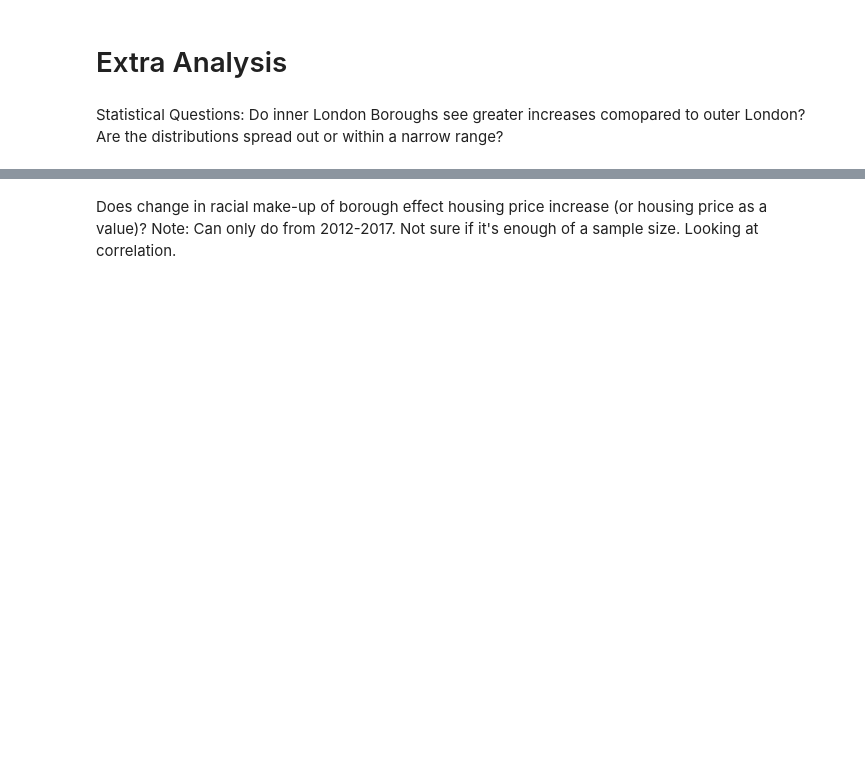
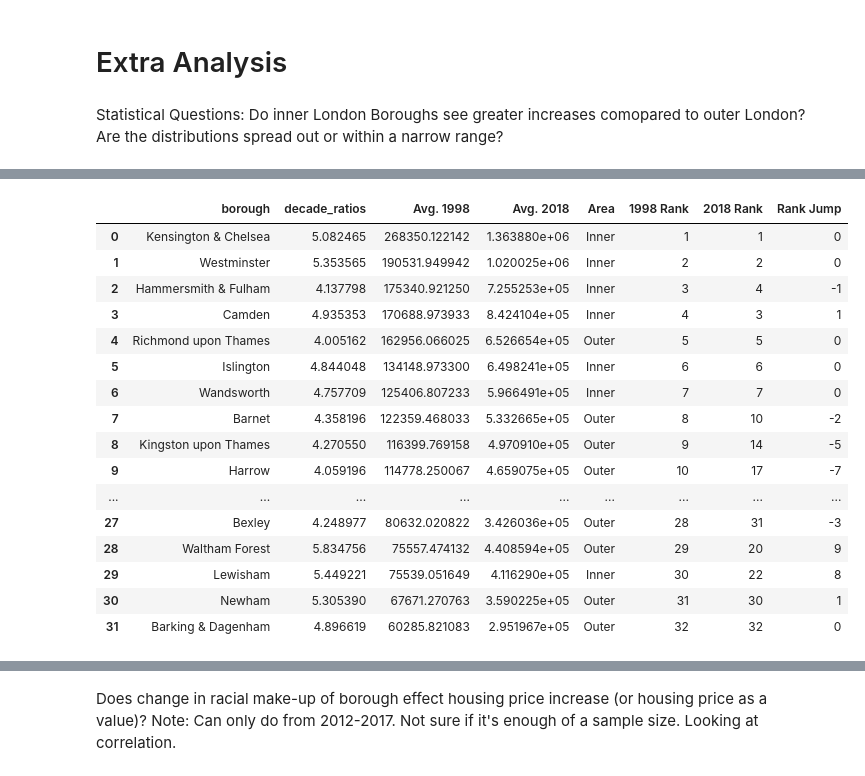
Before and after one commit to jensensj/CourseWork, a Jupyter notebook: Unit 4 Challenge - Tier 3.ipynb, the cells around one changed output, grey strips where cells are left out. Saved outputs shown, nothing was run; the diff lists cells and outputs as text; code cells hidden in the pictures; blank space fills up the shorter version.

```diff
--- a/Unit 4 Challenge - Tier 3.ipynb
+++ b/Unit 4 Challenge - Tier 3.ipynb
@@ -316,0 +432,2 @@ Statistical Questions: Do inner London Boroughs see greater increases comopared
+# %%
+rankings = pd.merge(sort_1998, sort_2018,on=['borough','decade_ratios','Avg. 1998','Avg. 2018','Area'])
@@ -316,0 +443,26 @@ Statistical Questions: Do inner London Boroughs see greater increases comopared
+# %%
+rankings['1998 Rank'] = rankings['1998 Rank']+1
+# %%
+rankings['2018 Rank'] = rankings['2018 Rank']+1
+# %%
+rankings['Rank Jump'] = rankings['1998 Rank']-rankings['2018 Rank']
+# %%
+rankings
+# %% [output]
+|  | borough | decade_ratios | Avg. 1998 | Avg. 2018 | Area | 1998 Rank | 2018 Rank | Rank Jump |
+| 0 | Kensington & Chelsea | 5.082465 | 268350.122142 | 1.363880e+06 | Inner | 1 | 1 | 0 |
+| 1 | Westminster | 5.353565 | 190531.949942 | 1.020025e+06 | Inner | 2 | 2 | 0 |
+| 2 | Hammersmith & Fulham | 4.137798 | 175340.921250 | 7.255253e+05 | Inner | 3 | 4 | -1 |
+| 3 | Camden | 4.935353 | 170688.973933 | 8.424104e+05 | Inner | 4 | 3 | 1 |
+| 4 | Richmond upon Thames | 4.005162 | 162956.066025 | 6.526654e+05 | Outer | 5 | 5 | 0 |
+| 5 | Islington | 4.844048 | 134148.973300 | 6.498241e+05 | Inner | 6 | 6 | 0 |
+| 6 | Wandsworth | 4.757709 | 125406.807233 | 5.966491e+05 | Inner | 7 | 7 | 0 |
+| 7 | Barnet | 4.358196 | 122359.468033 | 5.332665e+05 | Outer | 8 | 10 | -2 |
+| 8 | Kingston upon Thames | 4.270550 | 116399.769158 | 4.970910e+05 | Outer | 9 | 14 | -5 |
+| 9 | Harrow | 4.059196 | 114778.250067 | 4.659075e+05 | Outer | 10 | 17 | -7 |
+| ... | ... | ... | ... | ... | ... | ... | ... | ... |
+| 27 | Bexley | 4.248977 | 80632.020822 | 3.426036e+05 | Outer | 28 | 31 | -3 |
+| 28 | Waltham Forest | 5.834756 | 75557.474132 | 4.408594e+05 | Outer | 29 | 20 | 9 |
+| 29 | Lewisham | 5.449221 | 75539.051649 | 4.116290e+05 | Inner | 30 | 22 | 8 |
+| 30 | Newham | 5.305390 | 67671.270763 | 3.590225e+05 | Outer | 31 | 30 | 1 |
+| 31 | Barking & Dagenham | 4.896619 | 60285.821083 | 2.951967e+05 | Outer | 32 | 32 | 0 |
```
Also changed, not shown: parts of 22 cells of this notebook.
